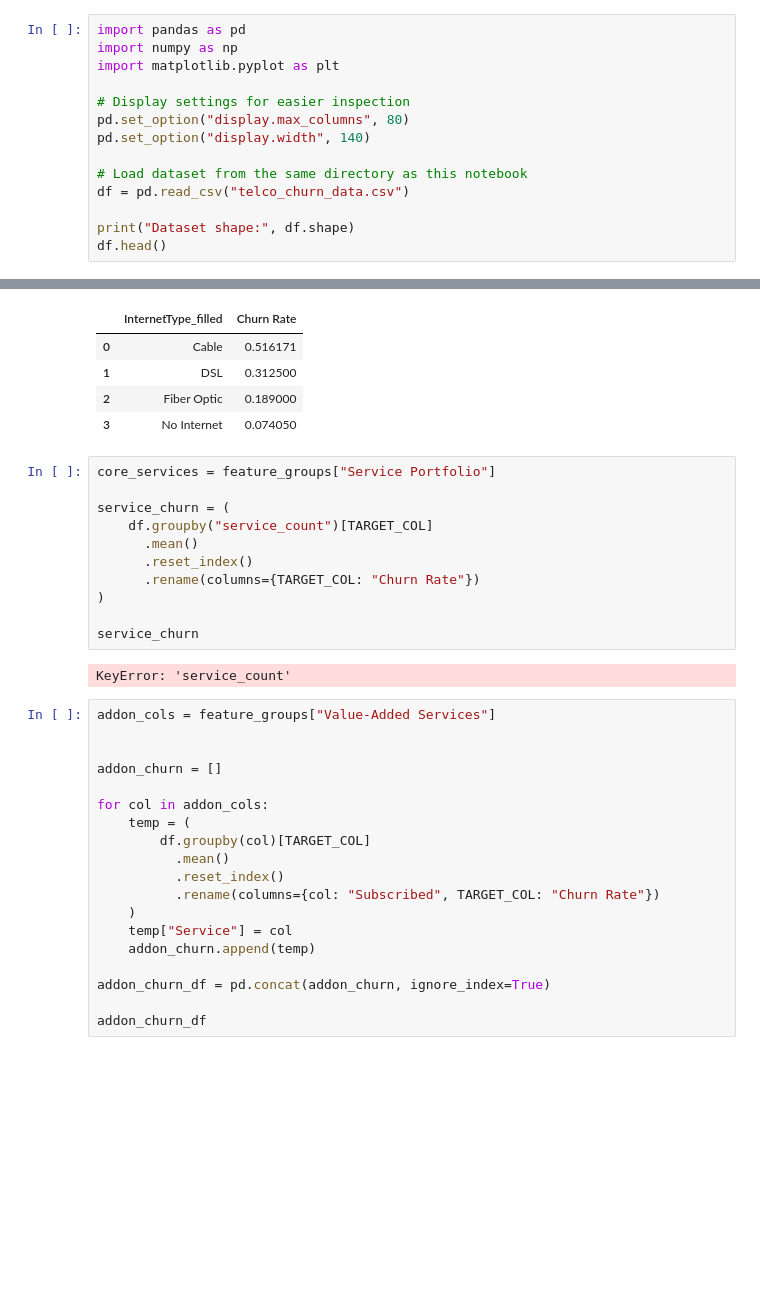
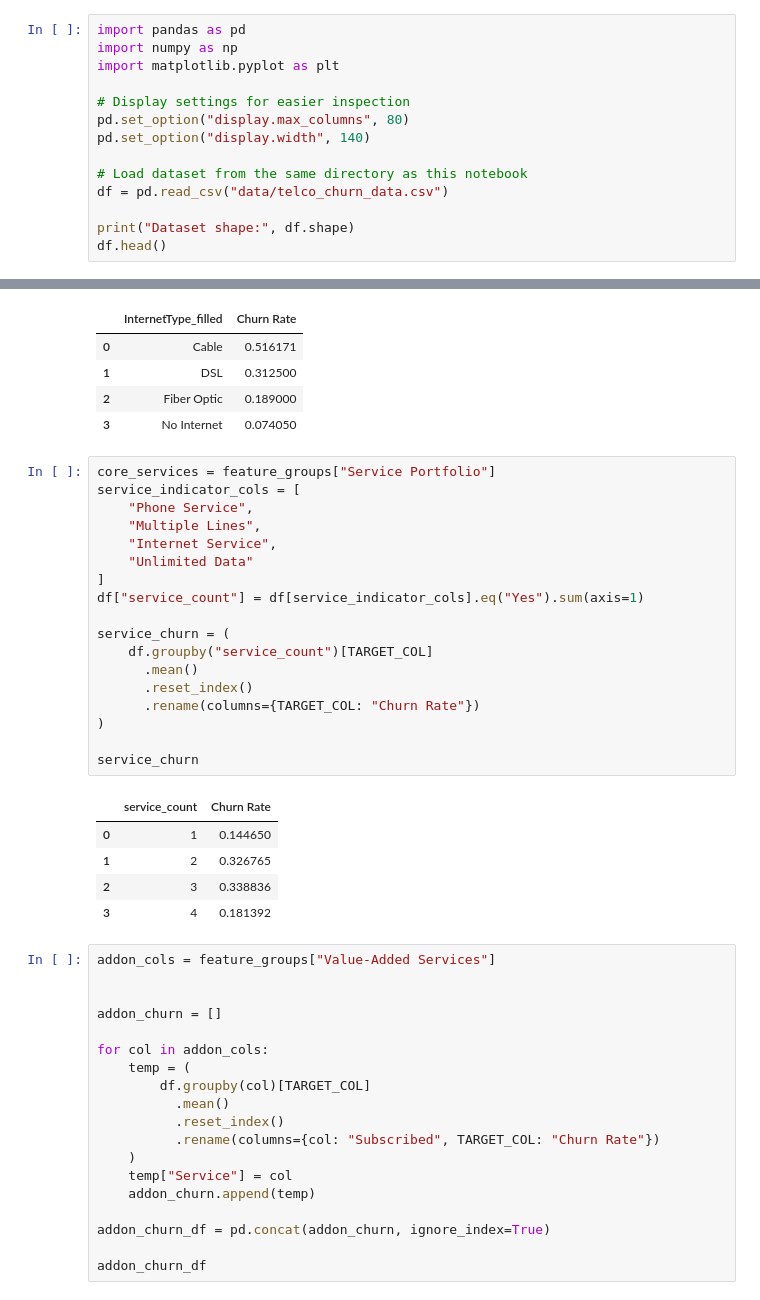
Before and after one commit to liyang6620/nz-telecom-churn-ml-simulation, a Jupyter notebook: exploratory_analysis.ipynb, the cells around one changed output, grey strips where cells are left out. Saved outputs shown, nothing was run; the diff lists cells and outputs as text; blank space fills up the shorter version.

Commit message:
fix: make churn analysis reproducible

```diff
--- a/exploratory_analysis.ipynb
+++ b/exploratory_analysis.ipynb
@@ -21,7 +21,7 @@ pd.set_option("display.max_columns", 80)
 pd.set_option("display.width", 140)
 
 # Load dataset from the same directory as this notebook
-df = pd.read_csv("telco_churn_data.csv")
+df = pd.read_csv("data/telco_churn_data.csv")
 
 print("Dataset shape:", df.shape)
 df.head()
@@ -479,17 +479,28 @@ internet_type_churn
 | 3 | No Internet | 0.074050 |
 # %%
 core_services = feature_groups["Service Portfolio"]
+service_indicator_cols = [
+    "Phone Service",
+    "Multiple Lines",
+    "Internet Service",
+    "Unlimited Data"
+]
+df["service_count"] = df[service_indicator_cols].eq("Yes").sum(axis=1)
 
 service_churn = (
     df.groupby("service_count")[TARGET_COL]
       .mean()
       .reset_index()
       .rename(columns={TARGET_COL: "Churn Rate"})
 )
 
 service_churn
 # %% [output]
-KeyError: 'service_count'
+|  | service_count | Churn Rate |
+| 0 | 1 | 0.144650 |
+| 1 | 2 | 0.326765 |
+| 2 | 3 | 0.338836 |
+| 3 | 4 | 0.181392 |
 # %%
 addon_cols = feature_groups["Value-Added Services"]
 
```
Also changed, not shown: 14 other files.
